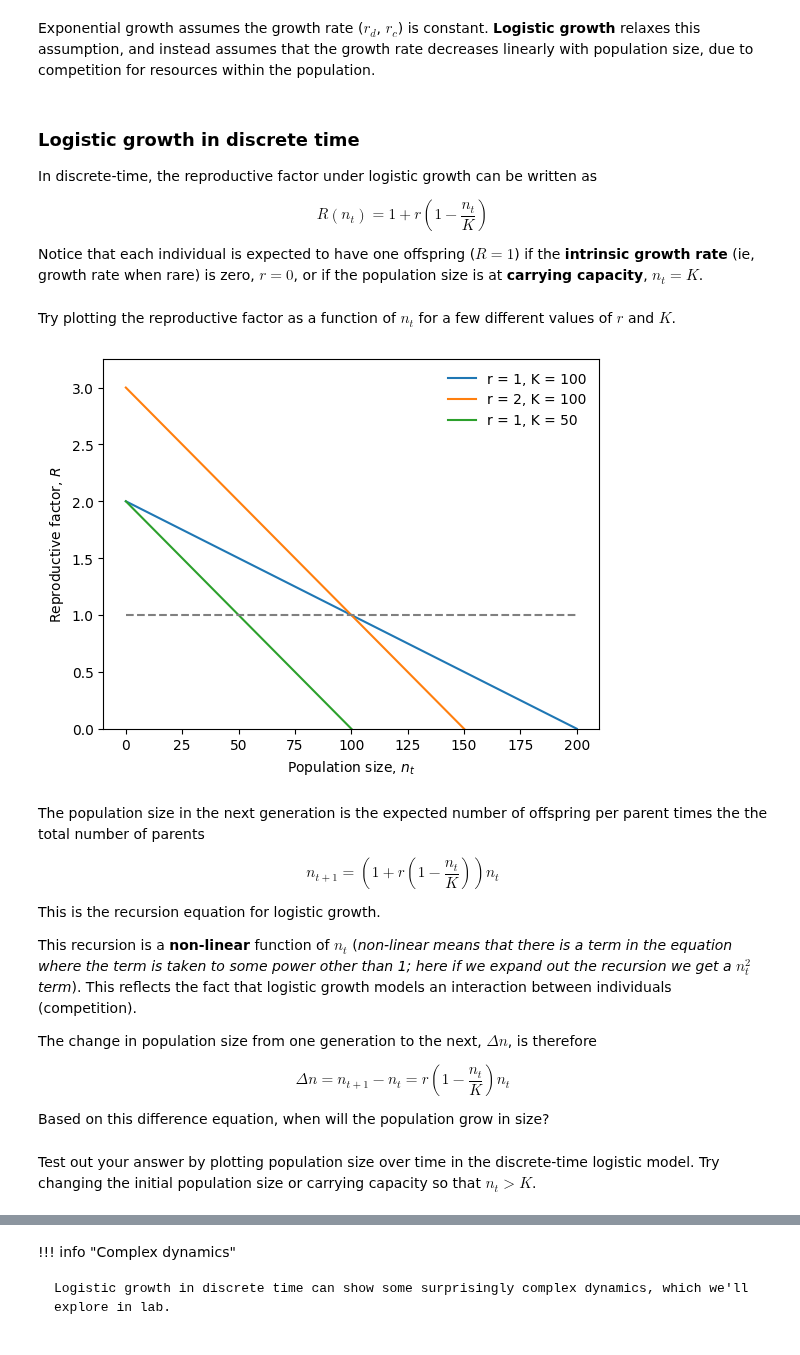
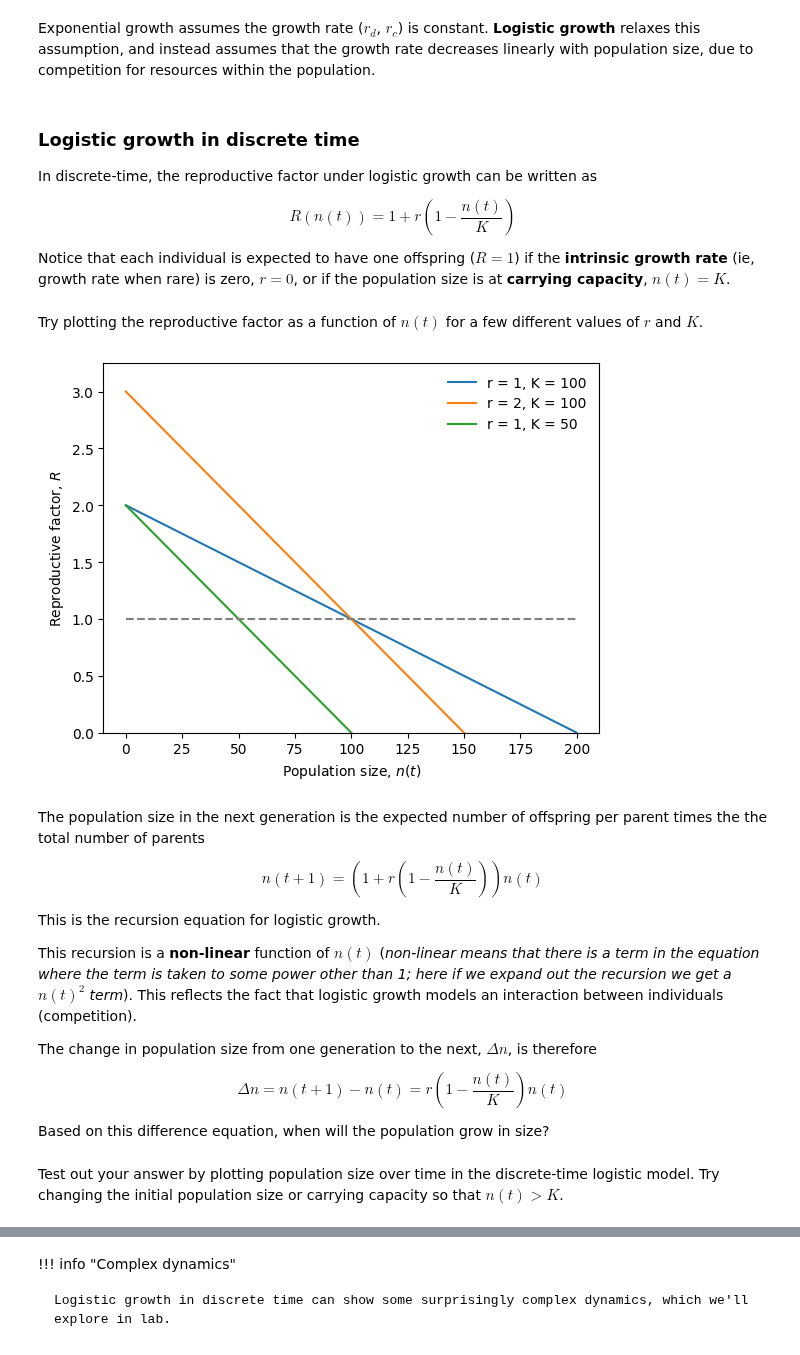
Before and after one commit to osmond-lab/eeb314, a Jupyter notebook: notebooks/lectures/lecture-03.ipynb, the cells around one changed output, grey strips where cells are left out. Saved outputs shown, nothing was run; the diff lists cells and outputs as text; code cells hidden in the pictures.

```diff
--- a/notebooks/lectures/lecture-03.ipynb
+++ b/notebooks/lectures/lecture-03.ipynb
@@ -182,48 +182,48 @@ Exponential growth assumes the growth rate ($r_d$, $r_c$) is constant. **Logisti
 
 In discrete-time, the reproductive factor under logistic growth can be written as
 
-$$R(n_t) = 1 + r\left(1 - \frac{n_t}{K}\right)$$
+$$R(n(t)) = 1 + r\left(1 - \frac{n(t)}{K}\right)$$
 
-Notice that each individual is expected to have one offspring ($R=1$) if the **intrinsic growth rate** (ie, growth rate when rare) is zero, $r = 0$, or if the population size is at **carrying capacity**, $n_t=K$.
+Notice that each individual is expected to have one offspring ($R=1$) if the **intrinsic growth rate** (ie, growth rate when rare) is zero, $r = 0$, or if the population size is at **carrying capacity**, $n(t)=K$.
 # %% [markdown]
-Try plotting the reproductive factor as a function of $n_t$ for a few different values of $r$ and $K$.
+Try plotting the reproductive factor as a function of $n(t)$ for a few different values of $r$ and $K$.
 # %%
 # Reproductive factor for logistic growth
 def logistic_discrete(nt, r, K):
     '''reproductive factor in discrete logistic model with growth rate r and carrying capacity k'''
     return 1 + r * (1 - nt/K)
 
 # Compare a few different growth rates and carrying capacities
 fig, ax = plt.subplots()
 for r, K in zip([1, 2, 1], [100, 100, 50]): #for each pair of r and K values
     nt = np.linspace(0, 200) #for a range of population sizes from 0 to 200
     R = logistic_discrete(nt, r, K) #calculate the reproductive factor
     ax.plot(nt, R, label=f"r = {r}, K = {K}") #and plot
 
 ax.plot(nt, [1 for i in nt], '--', color='gray') #1 line for reference
-ax.set_xlabel('Population size, $n_t$')
+ax.set_xlabel('Population size, $n(t)$')
 ax.set_ylabel('Reproductive factor, $R$')
 ax.legend(frameon=False)
 plt.ylim(0,None)
 plt.show()
 # %% [output]
-[figure, old version]
+[figure, new version]
 # %% [markdown]
 The population size in the next generation is the expected number of offspring per parent times the the total number of parents
 
-$$n_{t+1} = \left(1 + r\left(1-\frac{n_t}{K}\right)\right)n_t$$
+$$n(t+1) = \left(1 + r\left(1-\frac{n(t)}{K}\right)\right)n(t)$$
 
 This is the recursion equation for logistic growth.
 
-This recursion is a **non-linear** function of $n_t$ (*non-linear means that there is a term in the equation where the term is taken to some power other than 1; here if we expand out the recursion we get a $n_t^2$ term*). This reflects the fact that logistic growth models an interaction between individuals (competition).
+This recursion is a **non-linear** function of $n(t)$ (*non-linear means that there is a term in the equation where the term is taken to some power other than 1; here if we expand out the recursion we get a $n(t)^2$ term*). This reflects the fact that logistic growth models an interaction between individuals (competition).
 
 The change in population size from one generation to the next, $\Delta n$, is therefore
 
-$$\Delta n = n_{t+1} - n_t = r\left(1 - \frac{n_t}{K}\right)n_t$$
+$$\Delta n = n(t+1) - n(t) = r\left(1 - \frac{n(t)}{K}\right)n(t)$$
 
 Based on this difference equation, when will the population grow in size?
 # %% [markdown]
-Test out your answer by plotting population size over time in the discrete-time logistic model. Try changing the initial population size or carrying capacity so that $n_t > K$.
+Test out your answer by plotting population size over time in the discrete-time logistic model. Try changing the initial population size or carrying capacity so that $n(t) > K$.
 # %%
 # Initialize parameters
 n, nt, r, K = [], 1, 0.1, 100 #list, initial population size, intrinsic growth rate, carrying capacity
```
Also changed, not shown: parts of 7 cells of this notebook, 23 other files.
